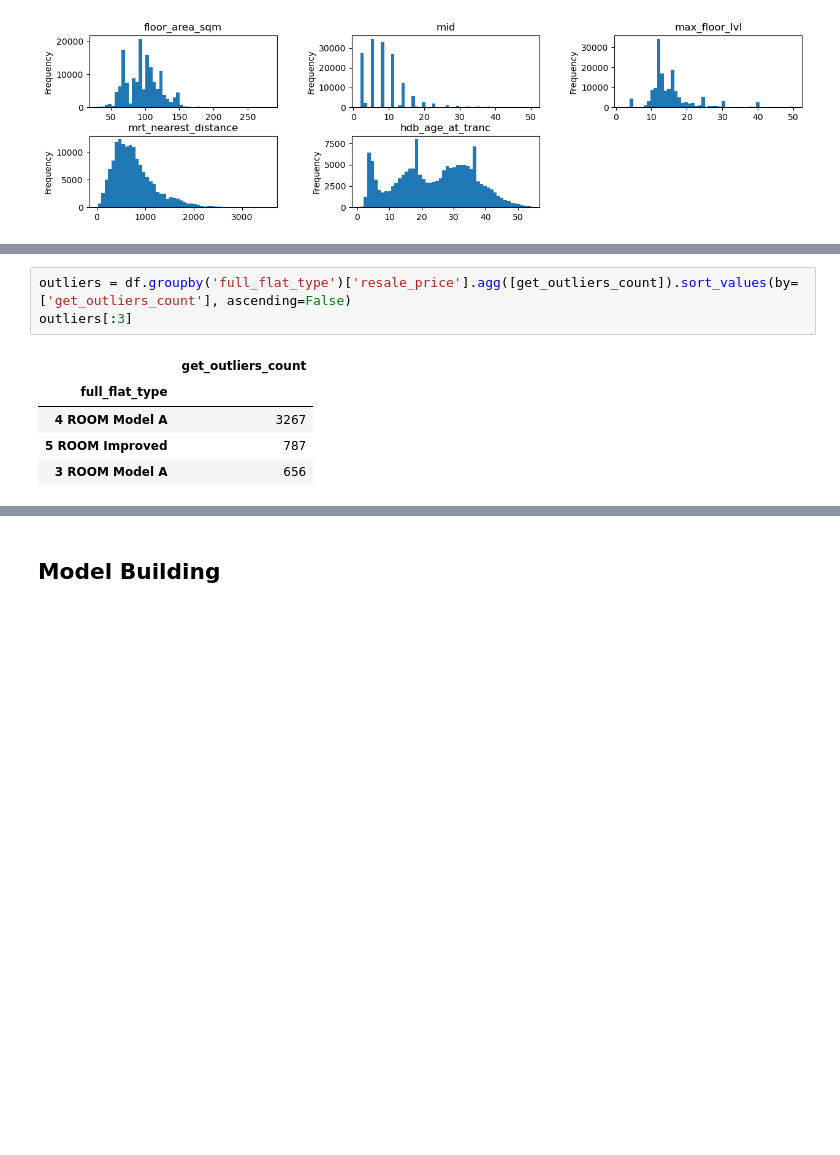
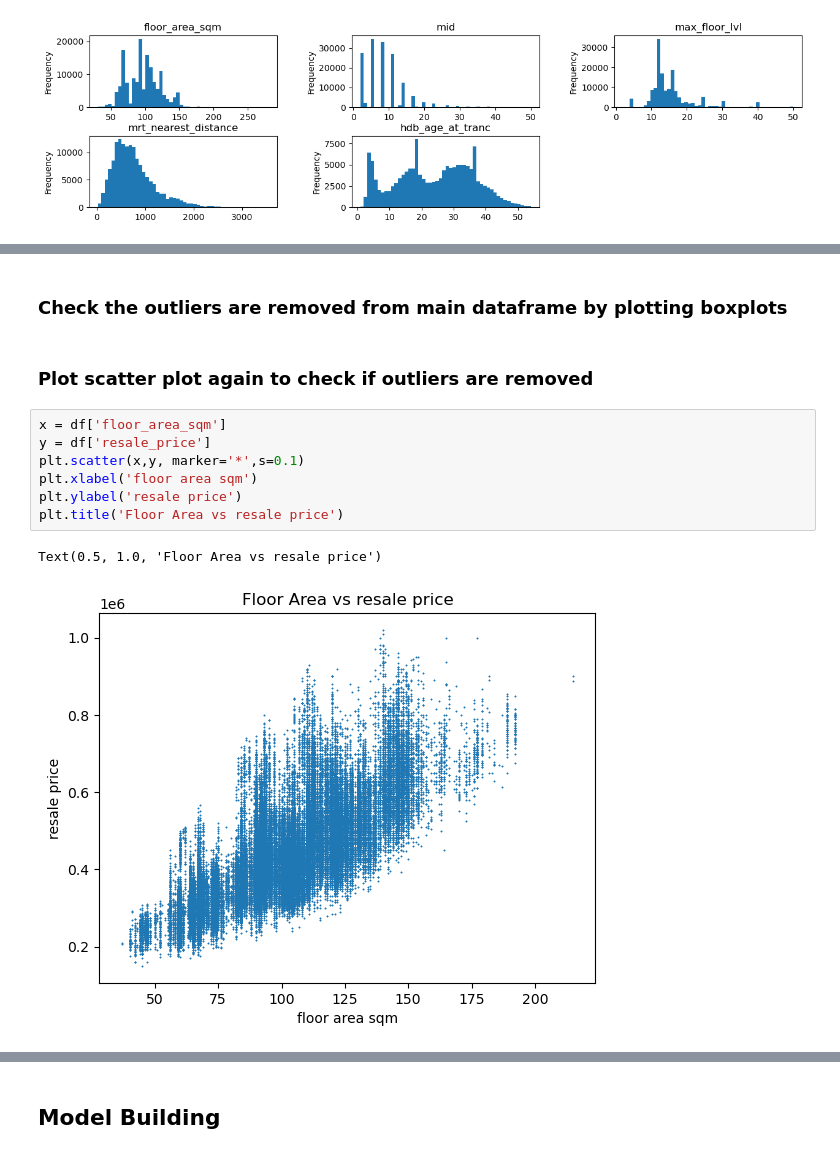
Before and after one commit to chengtng/project_2, a Jupyter notebook: code/hdb_prices.ipynb, the cells around one changed output, grey strips where cells are left out. Cells and saved outputs as stored; diff of their text form; blank space fills up the shorter version.

```diff
--- a/code/hdb_prices.ipynb
+++ b/code/hdb_prices.ipynb
@@ -282,9 +333,14 @@ After filter outliers : (147635, 78)
-# %%
-outliers = df.groupby('full_flat_type')['resale_price'].agg([get_outliers_count]).sort_values(by=['get_outliers_count'], ascending=False)
-outliers[:3]
-# %% [output]
-|  | get_outliers_count |
-| full_flat_type |  |
-| 4 ROOM Model A | 3267 |
-| 5 ROOM Improved | 787 |
-| 3 ROOM Model A | 656 |
+# %% [markdown]
+### Check the outliers are removed from main dataframe by plotting boxplots
+# %% [markdown]
+### Plot scatter plot again to check if outliers are removed
+# %%
+x = df['floor_area_sqm']
+y = df['resale_price']
+plt.scatter(x,y, marker='*',s=0.1)
+plt.xlabel('floor area sqm')
+plt.ylabel('resale price')
+plt.title('Floor Area vs resale price')
+# %% [output]
+Text(0.5, 1.0, 'Floor Area vs resale price')
+[figure, added]
```
Also changed, not shown: parts of 50 cells of this notebook, 4 other files.
